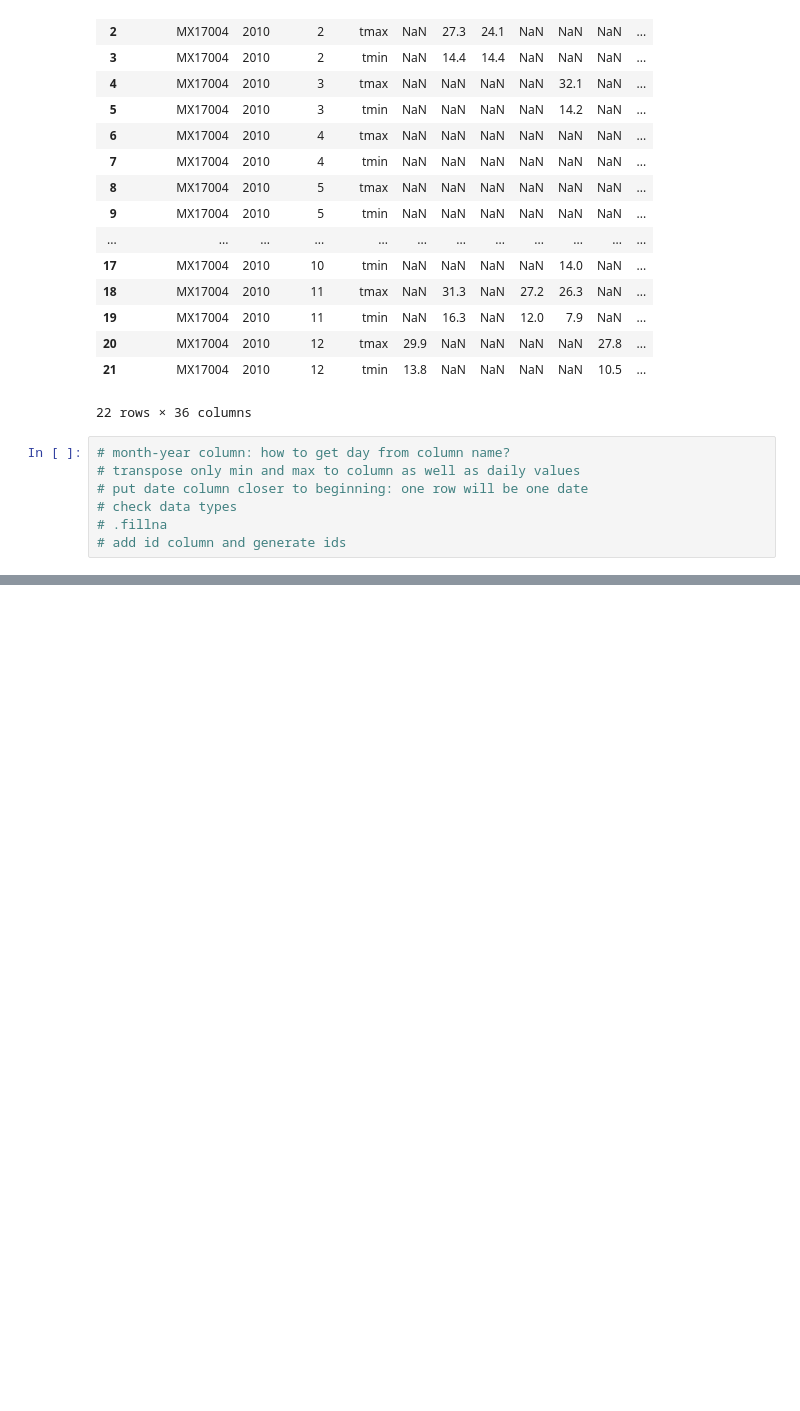
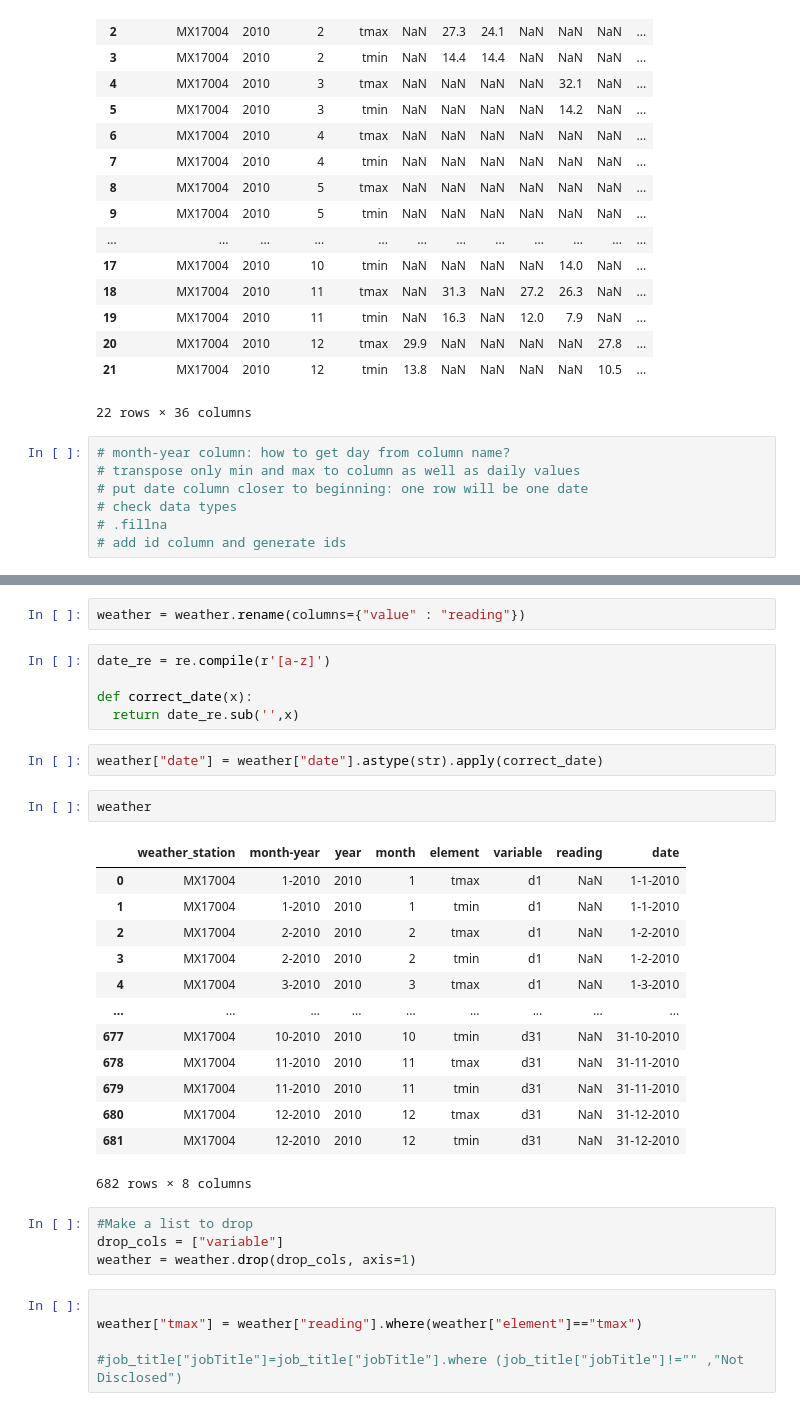
Before and after one commit to ta-data-lis/lab-data-cleaning, a Jupyter notebook: your-code/weather.ipynb, the cells around one changed output, grey strips where cells are left out. Cells and saved outputs as stored; diff of their text form; blank space fills up the shorter version.

```diff
--- a/your-code/weather.ipynb
+++ b/your-code/weather.ipynb
@@ -79,0 +144,34 @@ weather
+# %%
+weather = weather.rename(columns={"value" : "reading"})
+# %%
+date_re = re.compile(r'[a-z]')
+
+def correct_date(x):
+  return date_re.sub('',x)
+# %%
+weather["date"] = weather["date"].astype(str).apply(correct_date)
+# %%
+weather
+# %% [output]
+|  | weather_station | month-year | year | month | element | variable | reading | date |
+| 0 | MX17004 | 1-2010 | 2010 | 1 | tmax | d1 | NaN | 1-1-2010 |
+| 1 | MX17004 | 1-2010 | 2010 | 1 | tmin | d1 | NaN | 1-1-2010 |
+| 2 | MX17004 | 2-2010 | 2010 | 2 | tmax | d1 | NaN | 1-2-2010 |
+| 3 | MX17004 | 2-2010 | 2010 | 2 | tmin | d1 | NaN | 1-2-2010 |
+| 4 | MX17004 | 3-2010 | 2010 | 3 | tmax | d1 | NaN | 1-3-2010 |
+| ... | ... | ... | ... | ... | ... | ... | ... | ... |
+| 677 | MX17004 | 10-2010 | 2010 | 10 | tmin | d31 | NaN | 31-10-2010 |
+| 678 | MX17004 | 11-2010 | 2010 | 11 | tmax | d31 | NaN | 31-11-2010 |
+| 679 | MX17004 | 11-2010 | 2010 | 11 | tmin | d31 | NaN | 31-11-2010 |
+| 680 | MX17004 | 12-2010 | 2010 | 12 | tmax | d31 | NaN | 31-12-2010 |
+| 681 | MX17004 | 12-2010 | 2010 | 12 | tmin | d31 | NaN | 31-12-2010 |
+682 rows × 8 columns
+# %%
+#Make a list to drop
+drop_cols = ["variable"]
+weather = weather.drop(drop_cols, axis=1)
+# %%
+
+weather["tmax"] = weather["reading"].where(weather["element"]=="tmax")
+
+#job_title["jobTitle"]=job_title["jobTitle"].where (job_title["jobTitle"]!="" ,"Not Disclosed")
```
Also changed, not shown: parts of 20 cells of this notebook.
